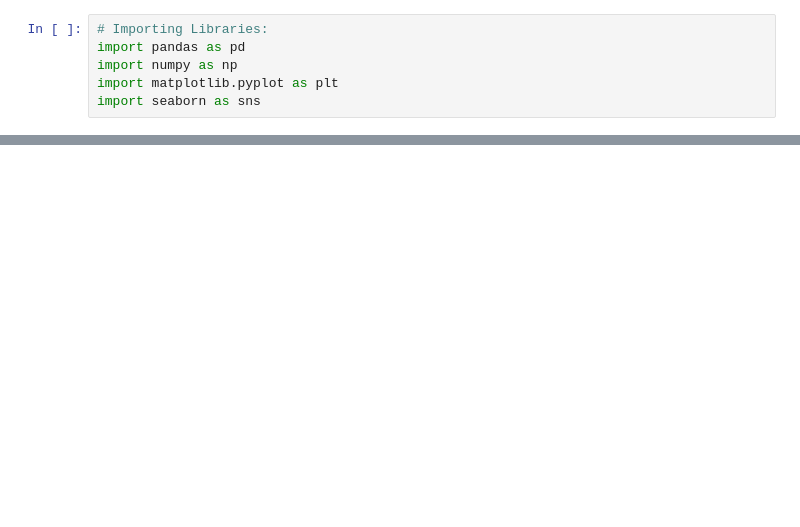
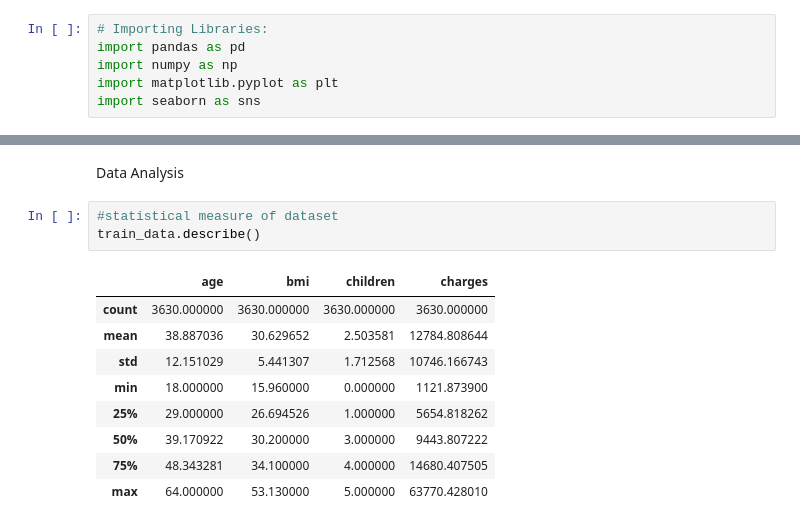
Before and after one commit to vrinda0115/Medicalinsurancecostprediction, a Jupyter notebook: main.ipynb, the cells around one changed output, grey strips where cells are left out. Saved outputs shown, nothing was run; the diff lists cells and outputs as text; blank space fills up the shorter version.

```diff
--- a/main.ipynb
+++ b/main.ipynb
@@ -21,0 +54,15 @@ train_data.shape
+# %% [markdown]
+Data Analysis
+# %%
+#statistical measure of dataset
+train_data.describe()
+# %% [output]
+|  | age | bmi | children | charges |
+| count | 3630.000000 | 3630.000000 | 3630.000000 | 3630.000000 |
+| mean | 38.887036 | 30.629652 | 2.503581 | 12784.808644 |
+| std | 12.151029 | 5.441307 | 1.712568 | 10746.166743 |
+| min | 18.000000 | 15.960000 | 0.000000 | 1121.873900 |
+| 25% | 29.000000 | 26.694526 | 1.000000 | 5654.818262 |
+| 50% | 39.170922 | 30.200000 | 3.000000 | 9443.807222 |
+| 75% | 48.343281 | 34.100000 | 4.000000 | 14680.407505 |
+| max | 64.000000 | 53.130000 | 5.000000 | 63770.428010 |
```
Also changed, not shown: parts of 10 cells of this notebook.
